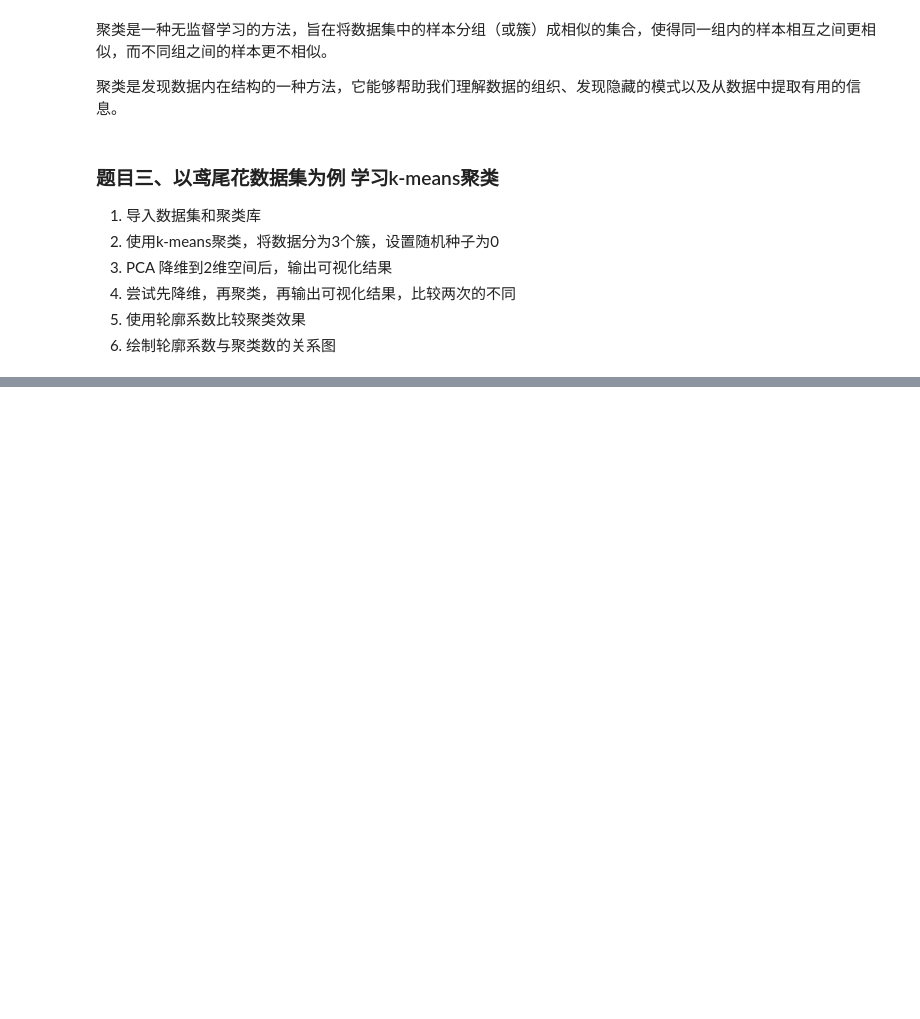
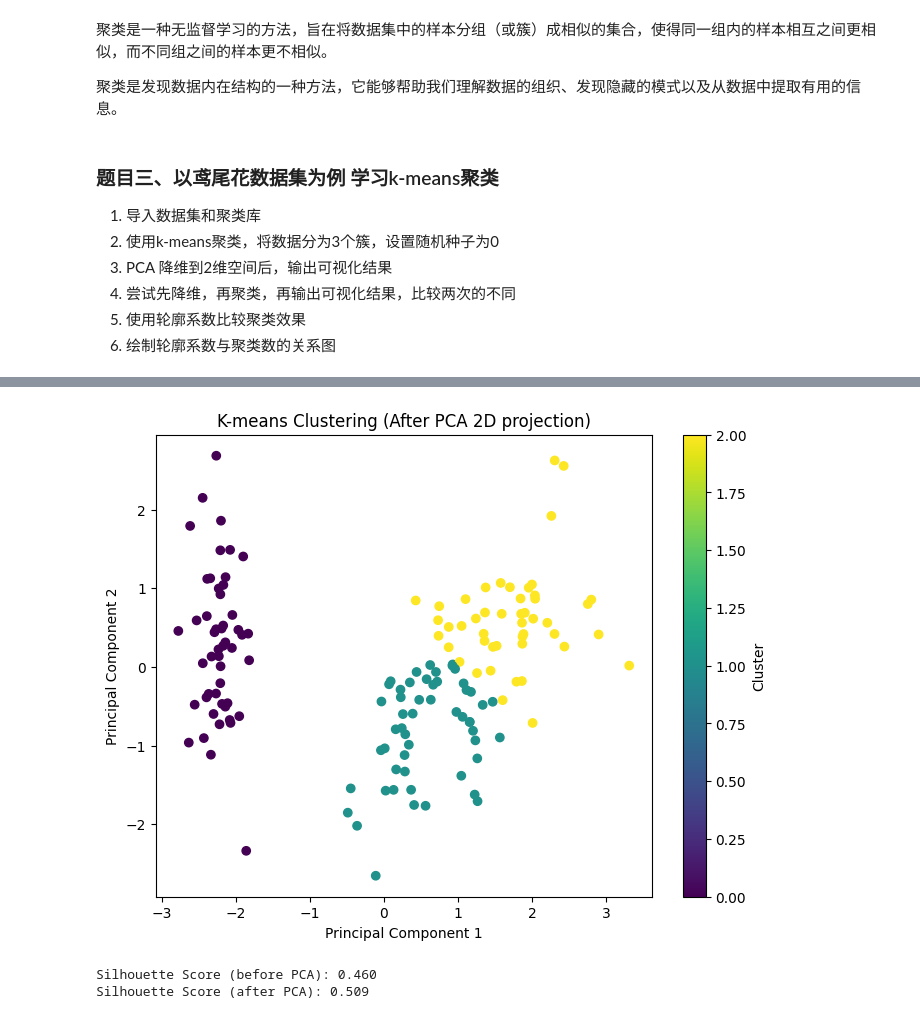
Before and after one commit to alei2024/HomeWork, a Jupyter notebook: Dase_Introduction/Homework10.ipynb, the cells around one changed output, grey strips where cells are left out. Drawn from its saved outputs; the diff is of its cells as text; code cells hidden in the pictures; blank space fills up the shorter version.

```diff
--- a/Dase_Introduction/Homework10.ipynb
+++ b/Dase_Introduction/Homework10.ipynb
@@ -204,0 +226,33 @@ plt.show()
+# %%
+### 4. 尝试先降维，再聚类，再输出可视化结果，比较两次的不同
+
+# 先降维再聚类
+X_pca_for_kmeans = PCA(n_components=2).fit_transform(X_scaled)
+
+# 聚类
+kmeans_pca = KMeans(n_clusters=3, random_state=0)
+y_kmeans_pca = kmeans_pca.fit_predict(X_pca_for_kmeans)
+
+# 可视化降维后再聚类的结果
+plt.figure(figsize=(8, 6))
+plt.scatter(X_pca_for_kmeans[:, 0], X_pca_for_kmeans[:, 1], c=y_kmeans_pca, cmap='viridis')
+plt.title("K-means Clustering (After PCA 2D projection)")
+plt.xlabel("Principal Component 1")
+plt.ylabel("Principal Component 2")
+plt.colorbar(label='Cluster')
+plt.show()
+# %% [output]
+[figure, added]
+# %%
+### 5. 使用轮廓系数比较聚类效果
+
+# 计算轮廓系数
+silhouette = silhouette_score(X_scaled, y_kmeans)
+print(f"Silhouette Score (before PCA): {silhouette:.3f}")
+
+# 计算降维后聚类的轮廓系数
+silhouette_pca = silhouette_score(X_pca_for_kmeans, y_kmeans_pca)
+print(f"Silhouette Score (after PCA): {silhouette_pca:.3f}")
+# %% [output]
+Silhouette Score (before PCA): 0.460
+Silhouette Score (after PCA): 0.509
```
Also changed, not shown: parts of 5 cells of this notebook.
